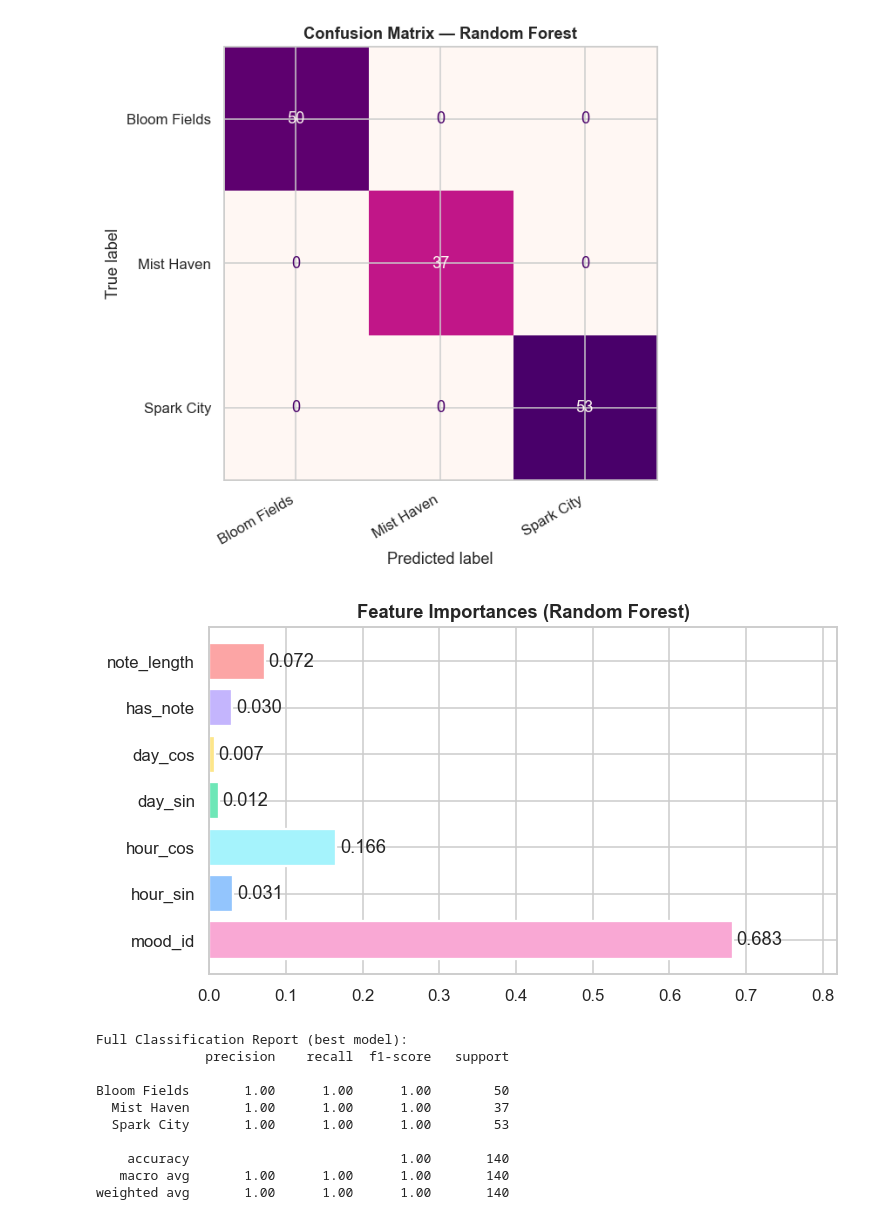
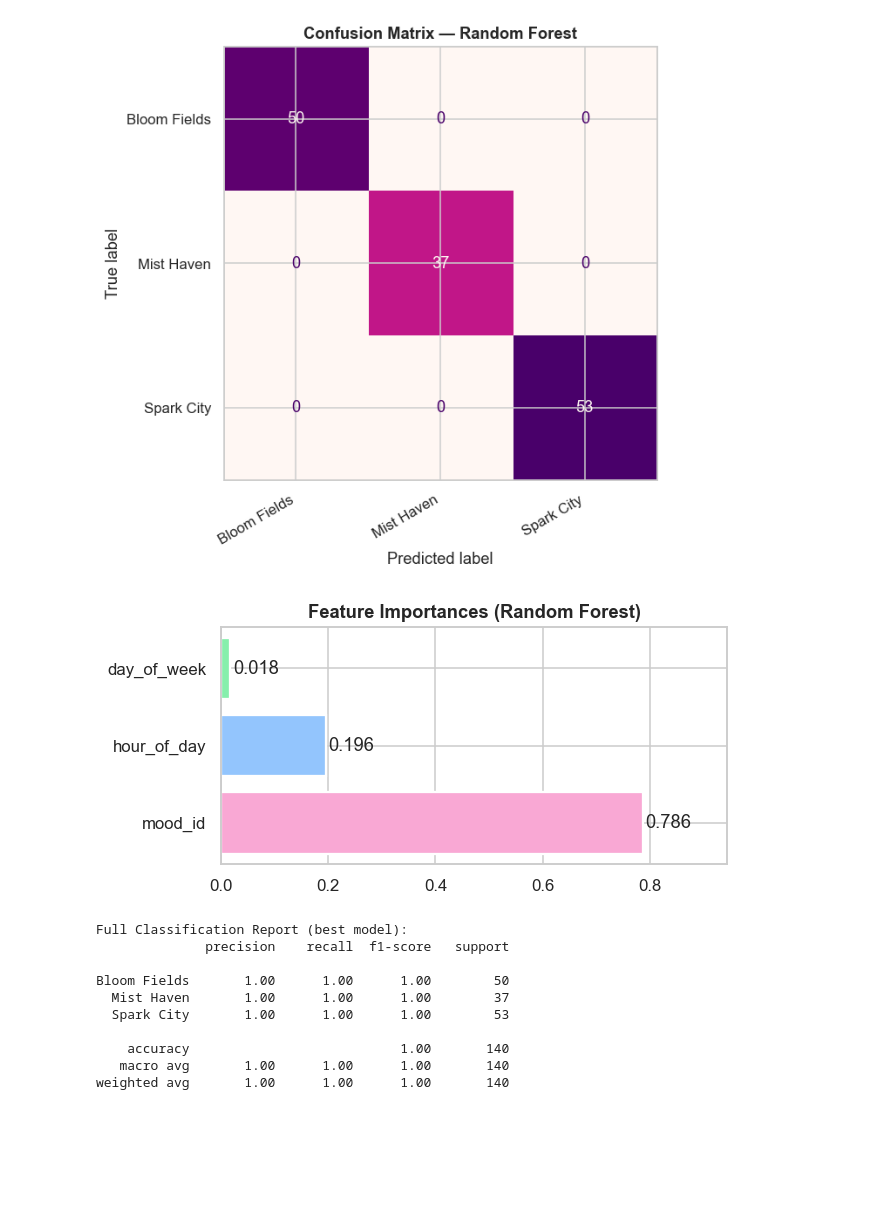
Before and after one commit to Dima-Bulavenko/mood_swings, a Jupyter notebook: notebooks/MoodSwings.ipynb, the cells around one changed output. Saved outputs shown, nothing was run; the diff lists cells and outputs as text; code cells hidden in the pictures; blank space fills up the shorter version.

```diff
--- a/notebooks/MoodSwings.ipynb
+++ b/notebooks/MoodSwings.ipynb
@@ -466,21 +438,21 @@ plt.show()
 # %%
 # Feature importance (RF only)
 feature_names = ['mood_id', 'hour_of_day', 'day_of_week']
 importances   = rf.feature_importances_
 
-plt.figure(figsize=(7, 4))
-bars = plt.barh(FEATURES, importances,
-                color=['#F9A8D4','#93C5FD','#A5F3FC','#6EE7B7','#FDE68A','#C4B5FD','#FCA5A5'],
+plt.figure(figsize=(6, 3))
+bars = plt.barh(feature_names, importances,
+                color=['#F9A8D4','#93C5FD','#86EFAC'],
                 edgecolor='white', linewidth=1.5)
 for bar, imp in zip(bars, importances):
     plt.text(imp + 0.005, bar.get_y() + bar.get_height()/2,
              f'{imp:.3f}', va='center')
 plt.title('Feature Importances (Random Forest)', fontweight='bold')
 plt.xlim(0, max(importances) * 1.2)
 plt.tight_layout()
 plt.show()
 # %% [output]
-[figure, old version]
+[figure, new version]
 # %%
 print('Full Classification Report (best model):')
 print(classification_report(y_test, best_y_pred))
```
Also changed, not shown: parts of 3 cells of this notebook, 1 other file.
